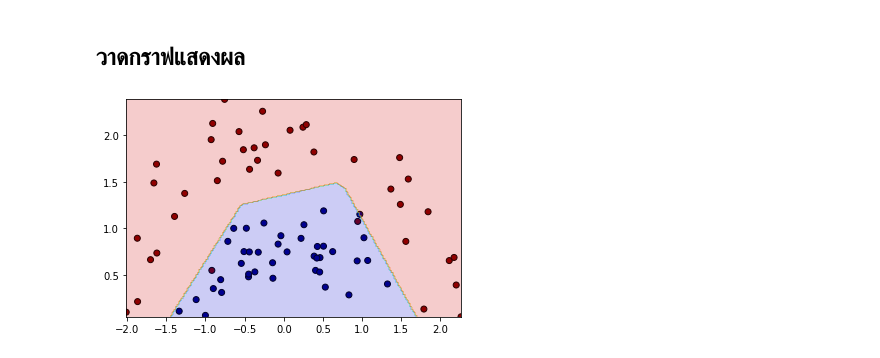
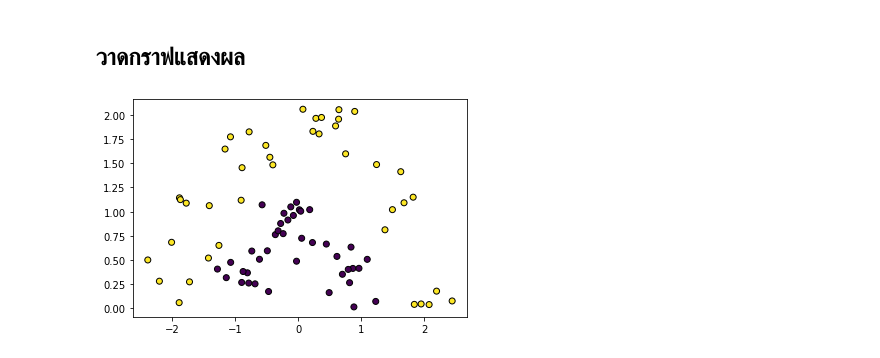
Before and after one commit to CakeNuthep/Pytorch_Learning, a Jupyter notebook: PytorchBegin.ipynb, the cells around one changed output. Drawn from its saved outputs; the diff is of its cells as text; code cells hidden in the pictures.

```diff
--- a/PytorchBegin.ipynb
+++ b/PytorchBegin.ipynb
@@ -356,16 +356,10 @@ for i in range(200): #วนลูปเพื่อทำการ train
     optimizer.zero_grad() #ปรับให้ grad มีค่าเป็น 0 เพราะหากไม่ปรับค่าเป็น 0 ในการคำนวณรอบต่อไป grad จะกลายเป็นค่าที่บวกจากของเก่าเพิ่มขึ้นเรื่อยๆ
 # %% [markdown]
 ## วาดกราฟแสดงผล
-# %%
-mx,my = np.meshgrid(np.linspace(x.min(),x.max(),200),np.linspace(y.min(),y.max(),200))
-mX = torch.Tensor(np.array([mx.ravel(),my.ravel()]).T)
-mz = nn(mX).argmax(1)
-mz = mz.data.numpy().reshape(200,200)
-lim = [X.min(),X.max()]
-plt.gca(xlim=(x.min(),x.max()),ylim=(y.min(),y.max()))
-
-plt.scatter(x,y,c=z,edgecolor='k',cmap='jet')
-plt.contourf(mx,my,mz,alpha=0.2,cmap='jet')
-plt.show()
-# %% [output]
-[figure, removed]
+# %%
+predict_z = nn(X).argmax(1)
+
+plt.scatter(x,y,c=predict_z,edgecolor='k')
+plt.show()
+# %% [output]
+[figure, added]
```
Also changed, not shown: parts of 3 cells of this notebook.
